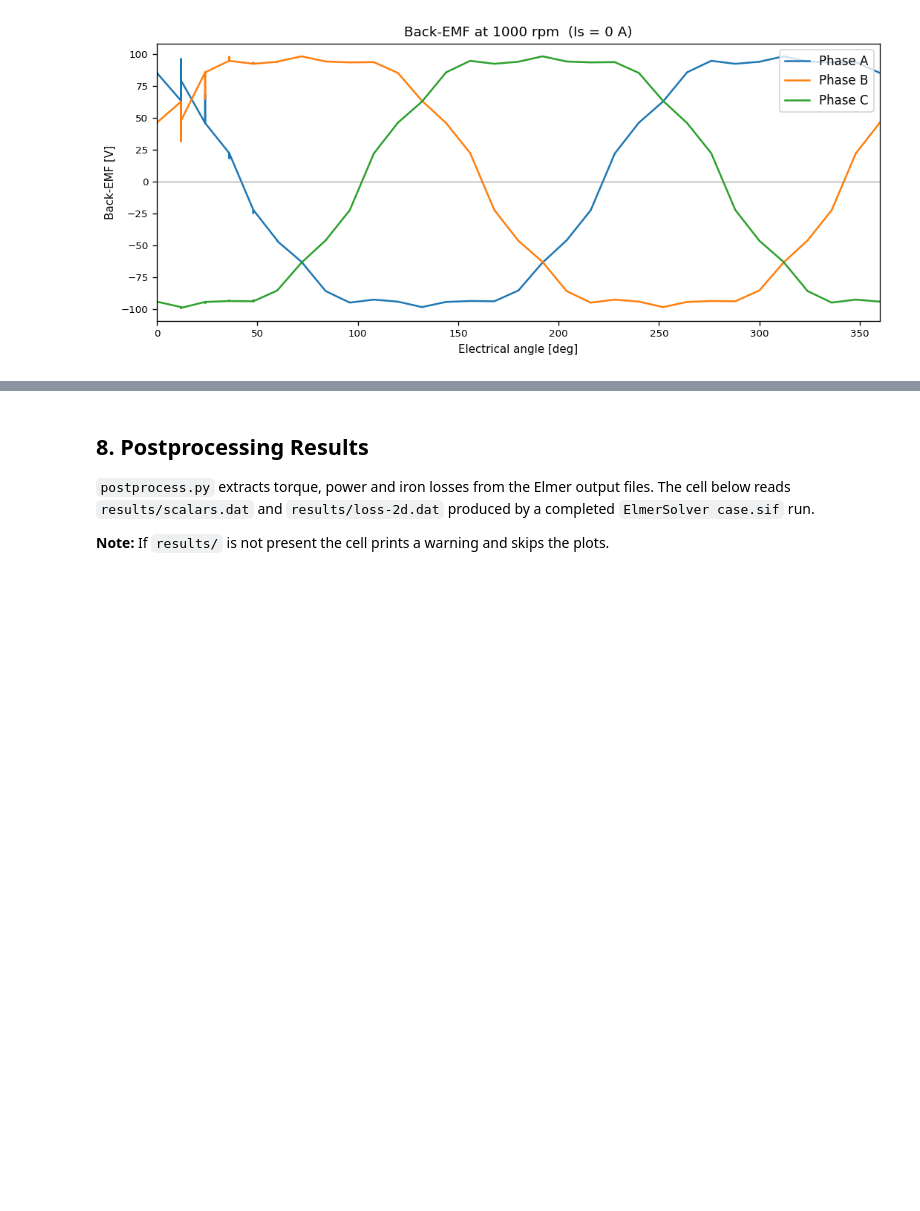
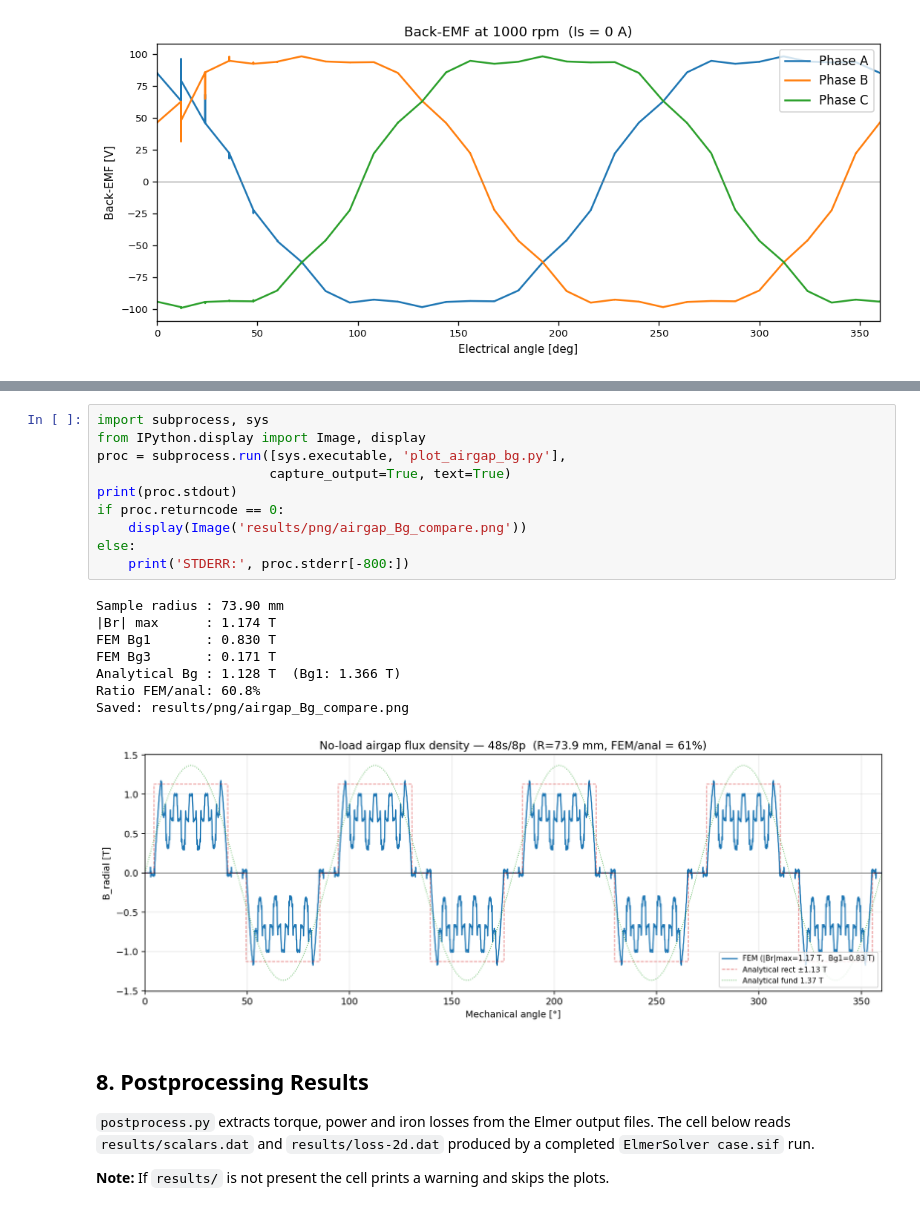
Before and after one commit to pfyhr/TractionMachinePM2D, a Jupyter notebook: example.ipynb, the cells around one changed output, grey strips where cells are left out. Cells and saved outputs as stored; diff of their text form; blank space fills up the shorter version.

```diff
--- a/example.ipynb
+++ b/example.ipynb
@@ -1384,3 +1400,22 @@ Found 241 VTU files, computing flux linkage...
+# %%
+import subprocess, sys
+from IPython.display import Image, display
+proc = subprocess.run([sys.executable, 'plot_airgap_bg.py'],
+                      capture_output=True, text=True)
+print(proc.stdout)
+if proc.returncode == 0:
+    display(Image('results/png/airgap_Bg_compare.png'))
+else:
+    print('STDERR:', proc.stderr[-800:])
+# %% [output]
+Sample radius : 73.90 mm
+|Br| max      : 1.174 T
+FEM Bg1       : 0.830 T
+FEM Bg3       : 0.171 T
+Analytical Bg : 1.128 T  (Bg1: 1.366 T)
+Ratio FEM/anal: 60.8%
+Saved: results/png/airgap_Bg_compare.png
+[figure, added]
 # %% [markdown]
 ## 8. Postprocessing Results
 
```
Also changed, not shown: parts of 7 cells of this notebook.
